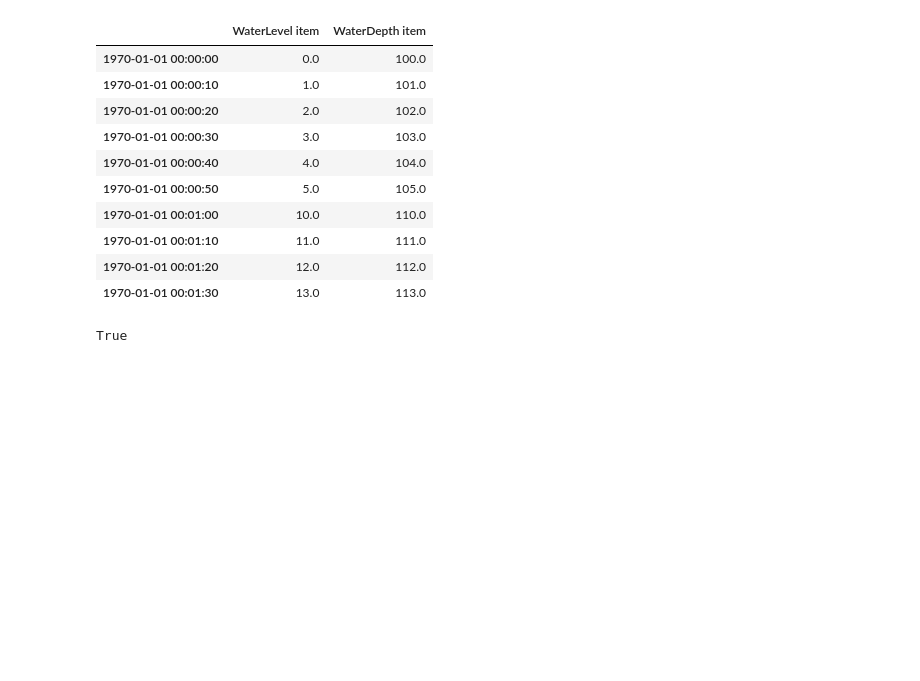
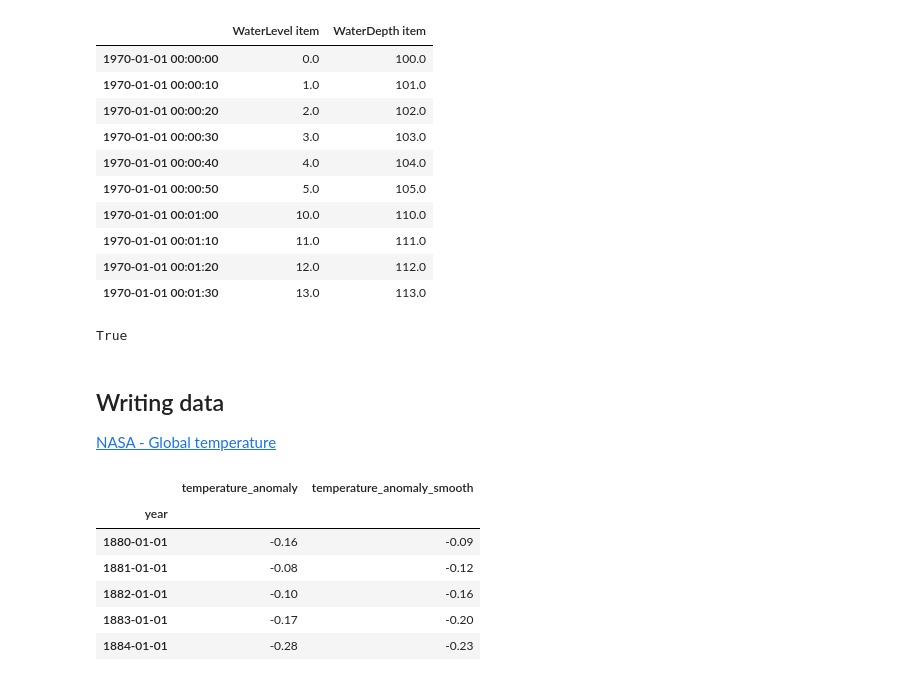
Before and after one commit to DHI/getting-started-with-mikeio, a Jupyter notebook: mini_book/dfs0.ipynb, the cells around one changed output. Drawn from its saved outputs; the diff is of its cells as text; code cells hidden in the pictures; blank space fills up the shorter version.

```diff
--- a/mini_book/dfs0.ipynb
+++ b/mini_book/dfs0.ipynb
@@ -61,3 +66,23 @@ df2
 all(df == df2)
 # %% [output]
 True
+# %% [markdown]
+## Writing data
+
+[NASA - Global temperature](https://climate.nasa.gov/vital-signs/global-temperature/)
+# %%
+df = pd.read_csv("https://data.giss.nasa.gov/gistemp/graphs/graph_data/Global_Mean_Estimates_based_on_Land_and_Ocean_Data/graph.txt",
+                delim_whitespace=True,
+                skiprows=5,
+                names=["year", "temperature_anomaly", "temperature_anomaly_smooth"],
+                index_col=0,
+                parse_dates=True)
+df.head()
+# %% [output]
+|  | temperature_anomaly | temperature_anomaly_smooth |
+| year |  |  |
+| 1880-01-01 | -0.16 | -0.09 |
+| 1881-01-01 | -0.08 | -0.12 |
+| 1882-01-01 | -0.10 | -0.16 |
+| 1883-01-01 | -0.17 | -0.20 |
+| 1884-01-01 | -0.28 | -0.23 |
```
Also changed, not shown: parts of 26 cells of this notebook, 1 other file.
